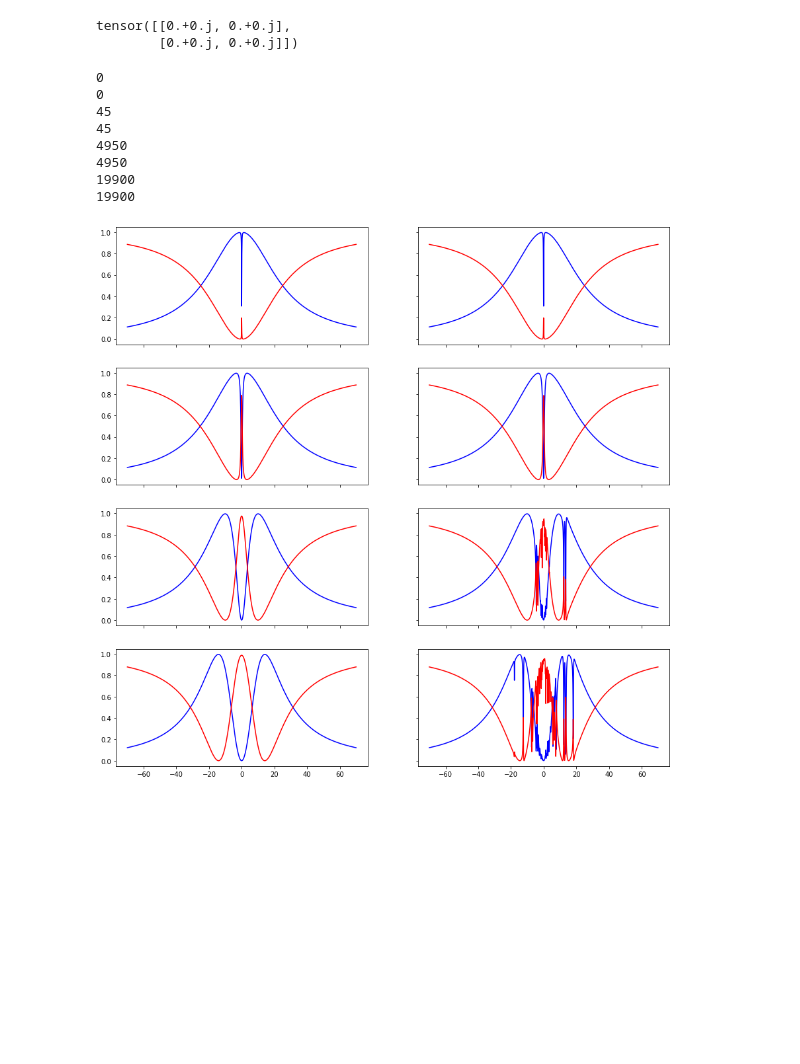
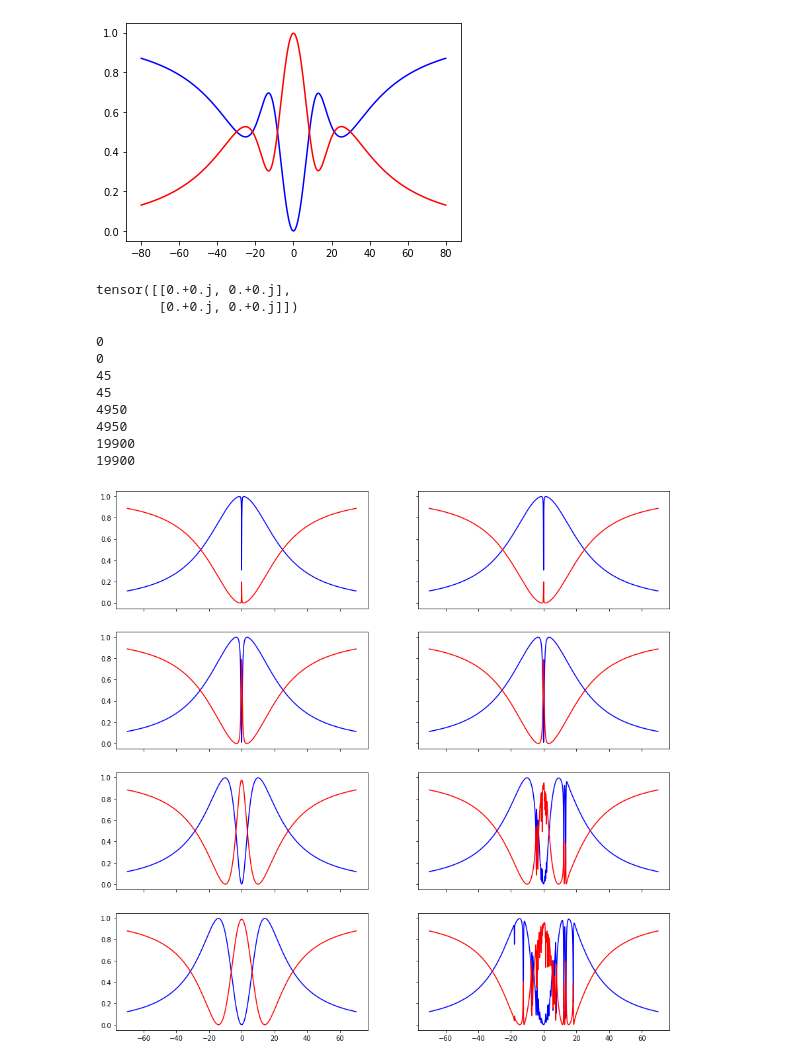
Before and after one commit to melmatt7/cqed_photon_statistics, a Jupyter notebook: testing.ipynb, the cells around one changed output. Cells and saved outputs as stored; diff of their text form; code cells hidden in the pictures; blank space fills up the shorter version.

```diff
--- a/testing.ipynb
+++ b/testing.ipynb
@@ -0,0 +1,79 @@
+# %%
+from PhotonTransmission import PhotonTransmission
+import matplotlib.pyplot as plt
+import numpy as np
+
+plot_params = {}
+sim_params = {}
+
+plot_params['s'] = 0.2
+plot_params['lim1'] = -80
+plot_params['lim2'] = 80
+plot_params['wnum'] = 5000
+plot_params['time_val'] = 0
+
+sim_params['k']  = 43    # cavity linewidth (4.3 - Q~100,000, 43 - Q~10,000)
+sim_params['k1'] = sim_params['k']/2
+sim_params['k2'] = sim_params['k']/2
+sim_params['gnd'] = 1
+sim_params['go'] = 5 # rabi frequency
+sim_params['g']  = 0.043 # emitter linewidth
+sim_params['Gc'] = 0     # additional loss channel
+sim_params['we'] = 100   # cavity detuning
+sim_params['wc'] = 0
+sim_params['J']  = 0     # dipole-dipole coupling
+sim_params['N']  = 10
+sim_params['jvec'] = np.zeros(int((10-1)*10/2))
+sim_params['We'] = sim_params['we']*np.ones((1,10))
+
+
+# fig, axs = plt.subplots(3, sharex=True, sharey=True, figsize=(15, 15))
+
+# n_list = [1, 10, 100]
+# wc_list = [0, 5, 10]
+# for i in range(len(wc_list)):
+pt1 = PhotonTransmission(plot_params, sim_params)
+x_1, y1_1, y2_1 = pt1.calc_first_subspace()
+# print(y1)
+# print(y2)
+
+plot_params['s'] = 0.2
+plot_params['lim1'] = -80
+plot_params['lim2'] = 80
+plot_params['wnum'] = 5000
+plot_params['time_val'] = 0
+
+sim_params['k']  = 43    # cavity linewidth (4.3 - Q~100,000, 43 - Q~10,000)
+sim_params['k1'] = sim_params['k']/2
+sim_params['k2'] = sim_params['k']/2
+sim_params['gnd'] = 1
+sim_params['go'] = 5 # rabi frequency
+sim_params['g']  = 0.043 # emitter linewidth
+sim_params['Gc'] = 0     # additional loss channel
+sim_params['we'] = 0    # cavity detuning
+sim_params['wc'] = 0
+sim_params['J']  = 0     # dipole-dipole coupling
+sim_params['N']  = 10
+sim_params['jvec'] = np.zeros(int((10-1)*10/2))
+sim_params['We'] = sim_params['we']*np.ones((1,10))
+
+pt2 = PhotonTransmission(plot_params, sim_params)
+x_2, y1_2, y2_2 = pt2.calc_first_subspace()
+
+casc_t = np.zeros(len(y1), dtype=complex)
+casc_r = np.zeros(len(y1), dtype=complex)
+for j in range(len(y1)):
+    S1 = np.array([[y1_1[j], np.conj(y2_1[j])], [y2_1[j], np.conj(y1_1[j])]])
+    S2 = np.array([[y1_2[j], np.conj(y2_2[j])], [y2_2[j], np.conj(y1_2[j])]])
+    # print(S)
+    inter1 = S1@np.array([[1],[0]])
+    out = S2@inter1
+    casc_t[j] = out[0]
+    casc_r[j] = out[1]
+
+plt.plot(x, casc_t, 'b')
+plt.plot(x, casc_r, 'r')
+# axs[i].plot(x, y1, 'b')
+# axs[i].plot(x, y2, 'r')
+# axs[i].set_ylim([0,2])
+# %% [output]
@@ -1,3 +81,4 @@
+[figure, added]
 # %%
 import numpy as np
 import openpyxl
```
Also changed, not shown: parts of 2 cells of this notebook, 2 other files.
